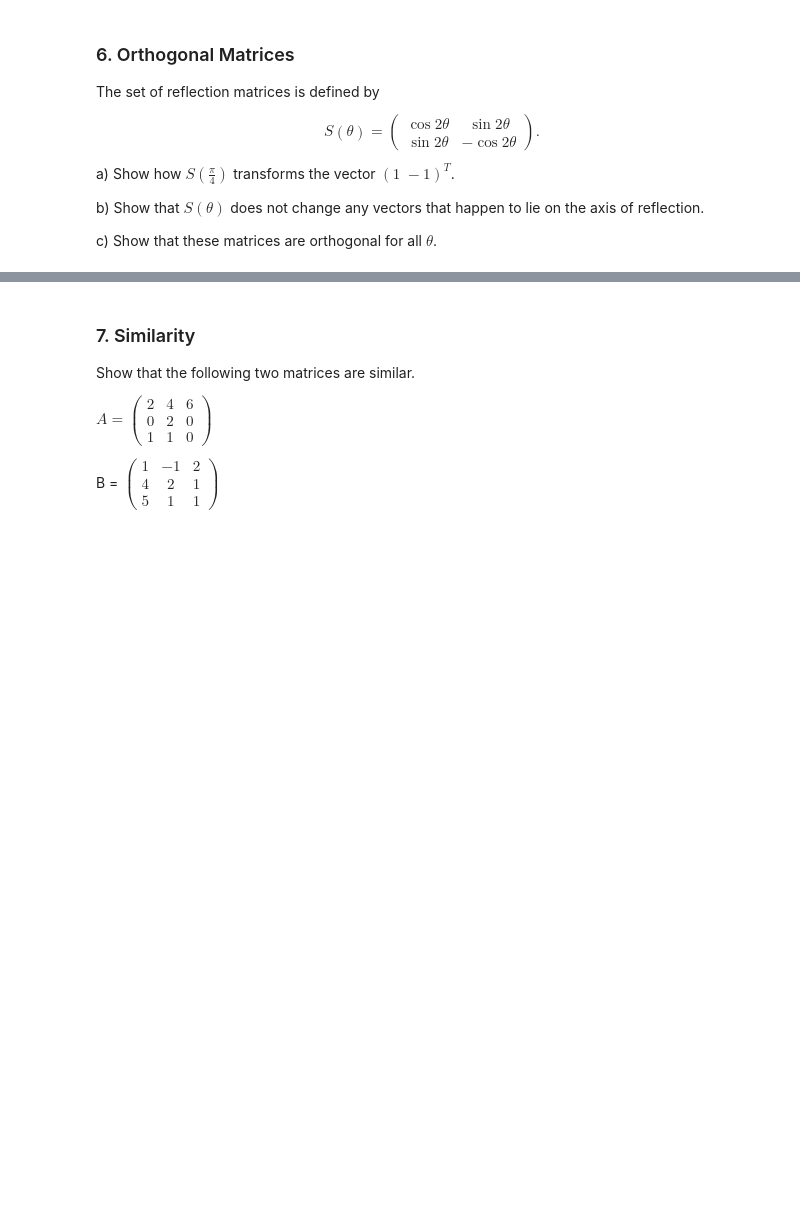
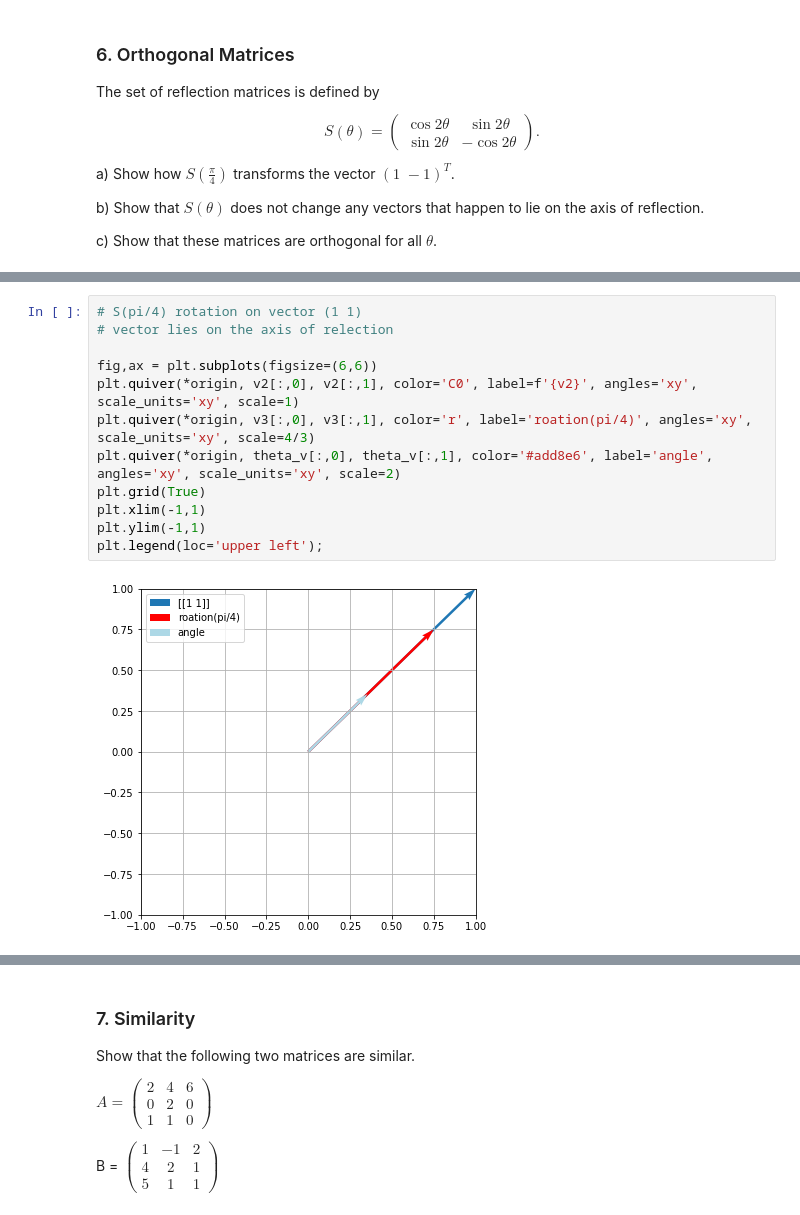
Before and after one commit to kegedy/EE502P, a Jupyter notebook: hw/kevin/HW04.ipynb, the cells around one changed output, grey strips where cells are left out. Cells and saved outputs as stored; diff of their text form; blank space fills up the shorter version.

```diff
--- a/hw/kevin/HW04.ipynb
+++ b/hw/kevin/HW04.ipynb
@@ -605,0 +777,14 @@ c) Show that these matrices are orthogonal for all $\theta$.
+# %%
+# S(pi/4) rotation on vector (1 1)
+# vector lies on the axis of relection
+
+fig,ax = plt.subplots(figsize=(6,6))
+plt.quiver(*origin, v2[:,0], v2[:,1], color='C0', label=f'{v2}', angles='xy', scale_units='xy', scale=1)
+plt.quiver(*origin, v3[:,0], v3[:,1], color='r', label='roation(pi/4)', angles='xy', scale_units='xy', scale=4/3)
+plt.quiver(*origin, theta_v[:,0], theta_v[:,1], color='#add8e6', label='angle', angles='xy', scale_units='xy', scale=2)
+plt.grid(True)
+plt.xlim(-1,1)
+plt.ylim(-1,1)
+plt.legend(loc='upper left');
+# %% [output]
+[figure, added]
```
Also changed, not shown: parts of 21 cells of this notebook.
